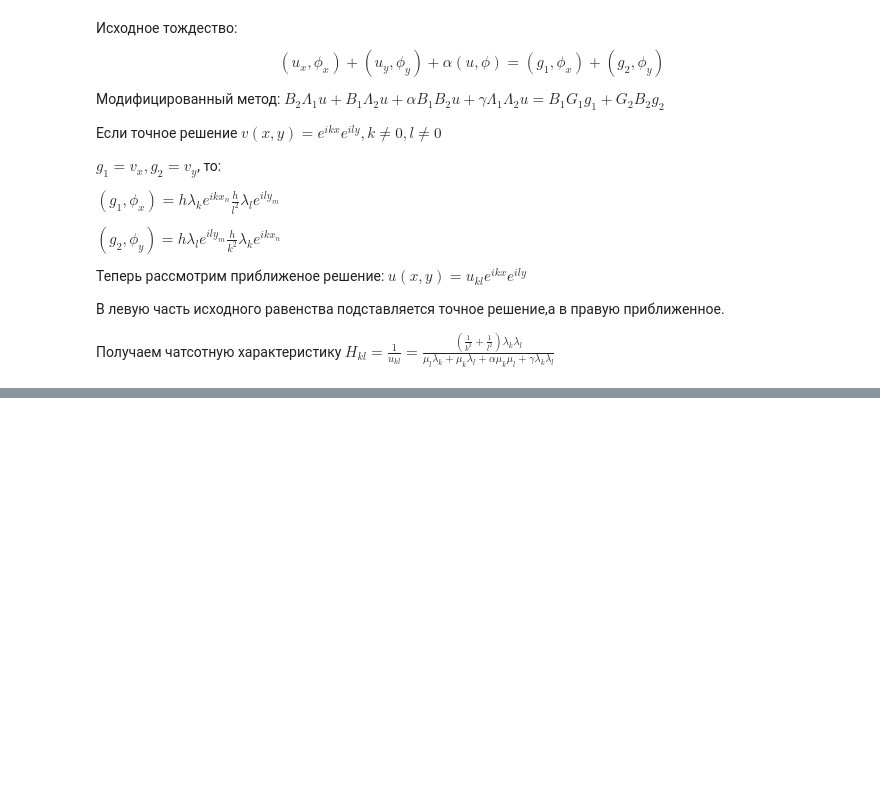
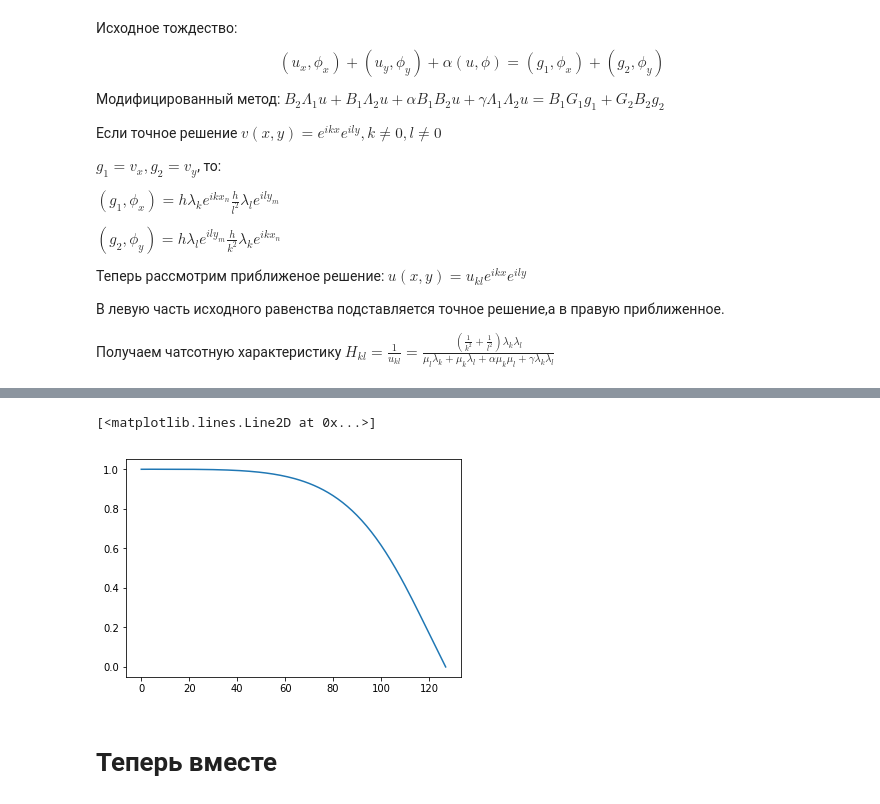
Before and after one commit to Satbek/-ourse-work-sem7, a Jupyter notebook: src/Results/Variational/Variational Method frequaency charachteristick.ipynb, the cells around one changed output, grey strips where cells are left out. Drawn from its saved outputs; the diff is of its cells as text; code cells hidden in the pictures; blank space fills up the shorter version.

```diff
--- a/src/Results/Variational/Variational Method frequaency charachteristick.ipynb
+++ b/src/Results/Variational/Variational Method frequaency charachteristick.ipynb
@@ -47,0 +124,9 @@ plt.ylim(0,1.5)
+# %%
+x = np.arange(N/2)
+y = [H[i,i] for i in range(len(H)//2,len(H))]
+plt.plot(x,y)
+# %% [output]
+[<matplotlib.lines.Line2D at 0x...>]
+[figure, added]
+# %% [markdown]
+# Теперь вместе
```
Also changed, not shown: parts of 12 cells of this notebook.
